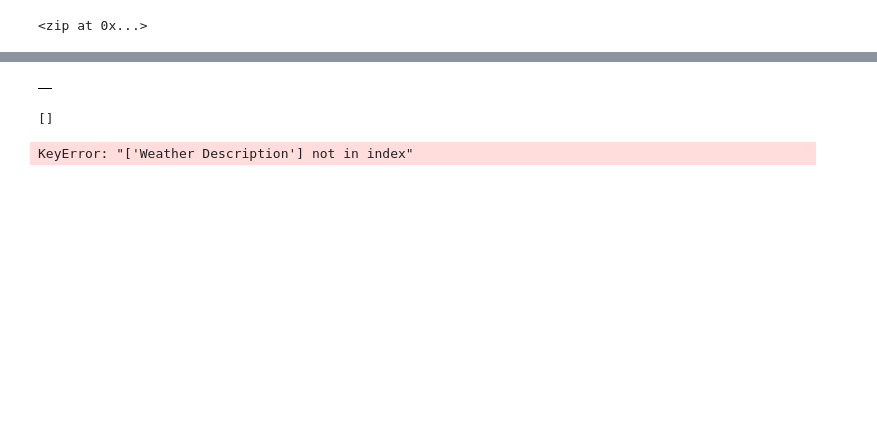
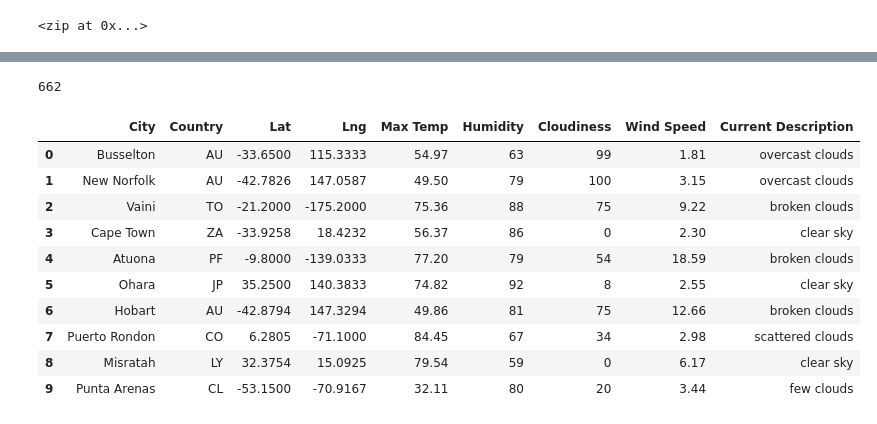
Before and after one commit to mattthewmcgowan/World_Weather_Analysis, a Jupyter notebook: Weather_Database/Weather_Database.ipynb, the cells around one changed output, grey strips where cells are left out. Saved outputs shown, nothing was run; the diff lists cells and outputs as text; code cells hidden in the pictures; blank space fills up the shorter version.

```diff
--- a/Weather_Database/Weather_Database.ipynb
+++ b/Weather_Database/Weather_Database.ipynb
@@ -122,26 +122,27 @@ for i, city in enumerate(cities):
         # Parse the JSON and retrieve data.
         city_weather = requests.get(city_url).json()
         # Parse out the needed data.
-        city_lat = city_weather["coord"]["lat"]
-        city_lng = city_weather["coord"]["lon"]
-        city_max_temp = city_weather["main"]["temp_max"]
-        city_humidity = city_weather["main"]["humidity"]
-        city_clouds = city_weather["clouds"]["all"]
-        city_wind = city_weather["wind"]["speed"]
-        city_country = city_weather["sys"]["country"]
-        # Convert the date to ISO standard.
-        city_date = datetime.utcfromtimestamp(city_weather["dt"]).strftime('%Y-%m-%d %H:%M:%S')
+        city_city = city.title()
+        city_country = city_weather['sys']['country']
+
+        city_lat = city_weather['coord']['lat']
+        city_lng = city_weather['coord']['lon']
+        city_max_temp = city_weather['main']['temp_max']
+        city_hum = city_weather['main']['humidity']
+        city_cloud = city_weather['clouds']['all']
+        city_wind = city_weather['wind']['speed']
+        city_desc = city_weather['weather'][0]['description']
         # Append the city information into city_data list.
-        city_data.append({"City": city.title(),
-                          "Lat": city_lat,
-                          "Lng": city_lng,
-                          "Max Temp": city_max_temp,
-                          "Humidity": city_humidity,
-                          "Cloudiness": city_clouds,
-                          "Wind Speed": city_wind,
-                          "Country": city_country,
-                          "Date": city_date,
-                          "Weather Description": Current_Description})
+        city_data.append({"City": city_city,
+                         "Country": city_country,
+                         "Lat": city_lat,
+                         "Lng": city_lng,
+                         "Max Temp": city_max_temp,
+                         "Humidity": city_hum,
+                         "Cloudiness": city_cloud,
+                         "Wind Speed": city_wind,
+                         "Current Description": city_desc,
+                         })
 
 # If an error is experienced, skip the city.
     except:
@@ -171,17 +172,27 @@ City not found. Skipping...
 Data Retrieval Complete
 -----------------------------
 # %%
-city_data_df = pd.DataFrame(city_data)
-city_data_df.head()
+len(city_data)
 # %% [output]
-|  |
+662
 # %%
-cols = city_data_df.columns.tolist()
+# Add the data to a list in a dict then at the DF
+city_data_df = pd.DataFrame(city_data)
+city_data_df.head(10)
+# %% [output]
+|  | City | Country | Lat | Lng | Max Temp | Humidity | Cloudiness | Wind Speed | Current Description |
+| 0 | Busselton | AU | -33.6500 | 115.3333 | 54.97 | 63 | 99 | 1.81 | overcast clouds |
+| 1 | New Norfolk | AU | -42.7826 | 147.0587 | 49.50 | 79 | 100 | 3.15 | overcast clouds |
+| 2 | Vaini | TO | -21.2000 | -175.2000 | 75.36 | 88 | 75 | 9.22 | broken clouds |
+| 3 | Cape Town | ZA | -33.9258 | 18.4232 | 56.37 | 86 | 0 | 2.30 | clear sky |
+| 4 | Atuona | PF | -9.8000 | -139.0333 | 77.20 | 79 | 54 | 18.59 | broken clouds |
+| 5 | Ohara | JP | 35.2500 | 140.3833 | 74.82 | 92 | 8 | 2.55 | clear sky |
+| 6 | Hobart | AU | -42.8794 | 147.3294 | 49.86 | 81 | 75 | 12.66 | broken clouds |
+| 7 | Puerto Rondon | CO | 6.2805 | -71.1000 | 84.45 | 67 | 34 | 2.98 | scattered clouds |
+| 8 | Misratah | LY | 32.3754 | 15.0925 | 79.54 | 59 | 0 | 6.17 | clear sky |
+| 9 | Punta Arenas | CL | -53.1500 | -70.9167 | 32.11 | 80 | 20 | 3.44 | few clouds |
 # %%
-cols
+# Create CSV file of DF
+csv_weather_file = "weatherpy_database.csv"
+# Export CSV file
+city_data_df.to_csv(csv_weather_file, index_label="City_ID")
-# %% [output]
-[]
-# %%
-city_data_df = city_data_df[["City", "Country", "Lat", "Lng", "Max Temp", "Humidity", "Cloudiness", "Wind Speed", "Weather Description"]]
-# %% [output]
-KeyError: "['Weather Description'] not in index"
```
Also changed, not shown: parts of 4 cells of this notebook, 1 other file.
